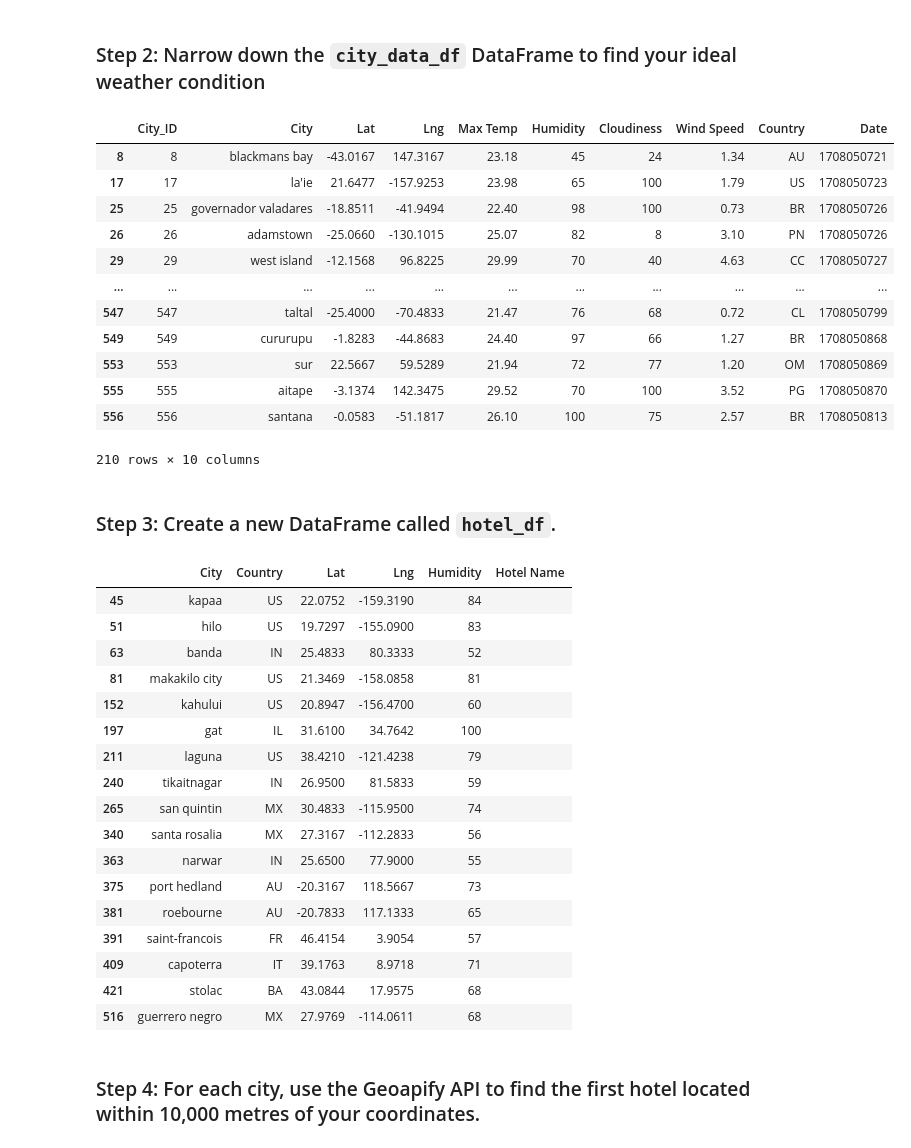
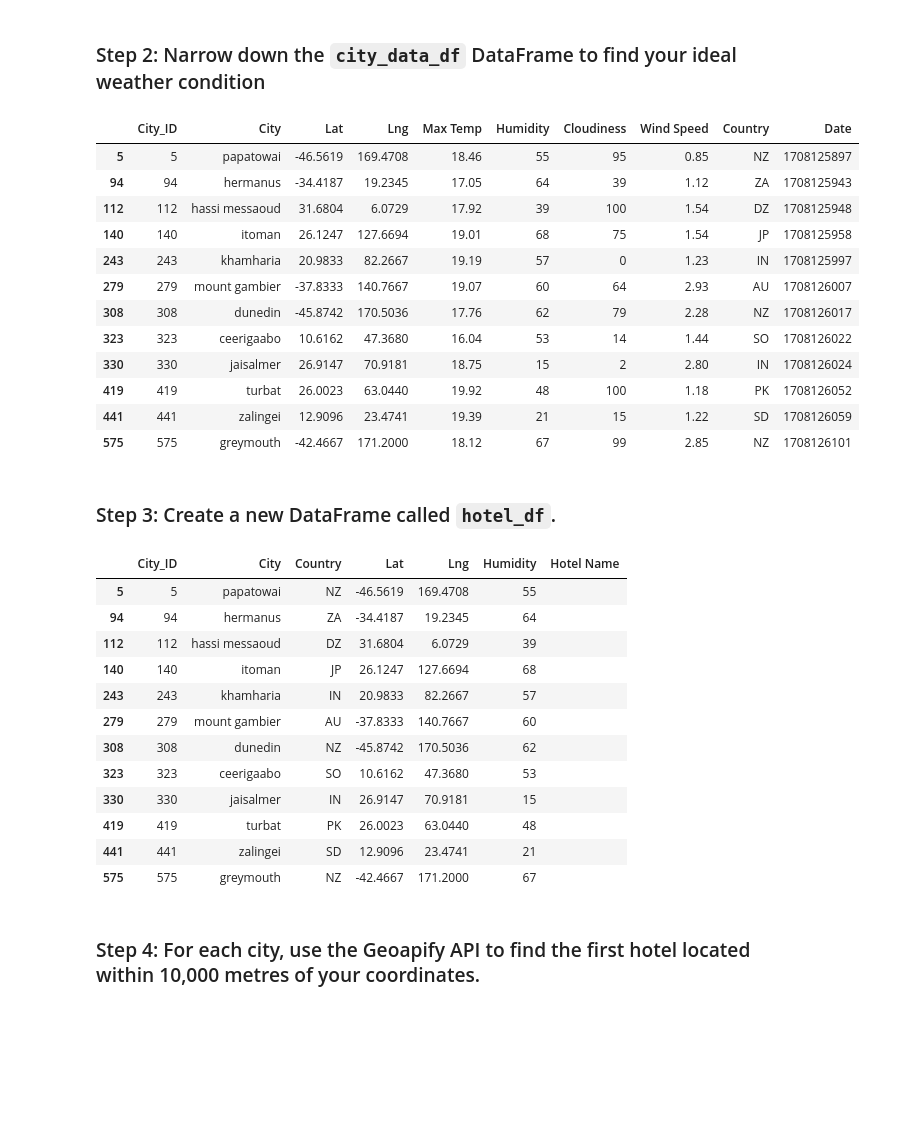
Before and after one commit to bassoon03/python-api-challenge, a Jupyter notebook: WeatherVacationPy/VacationPy.ipynb, the cells around one changed output. Saved outputs shown, nothing was run; the diff lists cells and outputs as text; code cells hidden in the pictures; blank space fills up the shorter version.

```diff
--- a/WeatherVacationPy/VacationPy.ipynb
+++ b/WeatherVacationPy/VacationPy.ipynb
@@ -47,59 +44,56 @@ map_plot_1
 ### Step 2: Narrow down the `city_data_df` DataFrame to find your ideal weather condition
 # %%
 # Narrow down cities that fit criteria and drop any results with null values
-new_city_data_df = city_data_df.loc[(city_data_df["Max Temp"] >= 16) & (city_data_df["Max Temp"]) & (city_data_df["Wind Speed"] <= 5)]
+new_city_data_df = city_data_df.loc[(city_data_df["Max Temp"] >= 16) & (city_data_df["Max Temp"] <= 20) & (city_data_df["Humidity"] < 70) & (city_data_df["Wind Speed"] <= 3)]
 new_city_data_df
 
 # Drop any rows with null values
 new_city_data_df = new_city_data_df.dropna(subset = ["Max Temp", "Wind Speed"])
 
 
 # Display sample data
 new_city_data_df
 # %% [output]
 |  | City_ID | City | Lat | Lng | Max Temp | Humidity | Cloudiness | Wind Speed | Country | Date |
-| 8 | 8 | blackmans bay | -43.0167 | 147.3167 | 23.18 | 45 | 24 | 1.34 | AU | 1708050721 |
-| 17 | 17 | la'ie | 21.6477 | -157.9253 | 23.98 | 65 | 100 | 1.79 | US | 1708050723 |
-| 25 | 25 | governador valadares | -18.8511 | -41.9494 | 22.40 | 98 | 100 | 0.73 | BR | 1708050726 |
-| 26 | 26 | adamstown | -25.0660 | -130.1015 | 25.07 | 82 | 8 | 3.10 | PN | 1708050726 |
-| 29 | 29 | west island | -12.1568 | 96.8225 | 29.99 | 70 | 40 | 4.63 | CC | 1708050727 |
-| ... | ... | ... | ... | ... | ... | ... | ... | ... | ... | ... |
-| 547 | 547 | taltal | -25.4000 | -70.4833 | 21.47 | 76 | 68 | 0.72 | CL | 1708050799 |
-| 549 | 549 | cururupu | -1.8283 | -44.8683 | 24.40 | 97 | 66 | 1.27 | BR | 1708050868 |
-| 553 | 553 | sur | 22.5667 | 59.5289 | 21.94 | 72 | 77 | 1.20 | OM | 1708050869 |
-| 555 | 555 | aitape | -3.1374 | 142.3475 | 29.52 | 70 | 100 | 3.52 | PG | 1708050870 |
-| 556 | 556 | santana | -0.0583 | -51.1817 | 26.10 | 100 | 75 | 2.57 | BR | 1708050813 |
+| 5 | 5 | papatowai | -46.5619 | 169.4708 | 18.46 | 55 | 95 | 0.85 | NZ | 1708125897 |
+| 94 | 94 | hermanus | -34.4187 | 19.2345 | 17.05 | 64 | 39 | 1.12 | ZA | 1708125943 |
+| 112 | 112 | hassi messaoud | 31.6804 | 6.0729 | 17.92 | 39 | 100 | 1.54 | DZ | 1708125948 |
+| 140 | 140 | itoman | 26.1247 | 127.6694 | 19.01 | 68 | 75 | 1.54 | JP | 1708125958 |
+| 243 | 243 | khamharia | 20.9833 | 82.2667 | 19.19 | 57 | 0 | 1.23 | IN | 1708125997 |
+| 279 | 279 | mount gambier | -37.8333 | 140.7667 | 19.07 | 60 | 64 | 2.93 | AU | 1708126007 |
+| 308 | 308 | dunedin | -45.8742 | 170.5036 | 17.76 | 62 | 79 | 2.28 | NZ | 1708126017 |
+| 323 | 323 | ceerigaabo | 10.6162 | 47.3680 | 16.04 | 53 | 14 | 1.44 | SO | 1708126022 |
+| 330 | 330 | jaisalmer | 26.9147 | 70.9181 | 18.75 | 15 | 2 | 2.80 | IN | 1708126024 |
+| 419 | 419 | turbat | 26.0023 | 63.0440 | 19.92 | 48 | 100 | 1.18 | PK | 1708126052 |
+| 441 | 441 | zalingei | 12.9096 | 23.4741 | 19.39 | 21 | 15 | 1.22 | SD | 1708126059 |
+| 575 | 575 | greymouth | -42.4667 | 171.2000 | 18.12 | 67 | 99 | 2.85 | NZ | 1708126101 |
-210 rows × 10 columns
 # %% [markdown]
 ### Step 3: Create a new DataFrame called `hotel_df`.
 # %%
 # Use the Pandas copy function to create DataFrame called hotel_df to store the city, country, coordinates, and humidity
-# YOUR CODE HERE
+hotel_df = new_city_data_df.copy(deep = True)
+hotel_df = hotel_df[["City_ID", "City", "Country", "Lat", "Lng", "Humidity"]]
+
 
 # Add an empty column, "Hotel Name," to the DataFrame so you can store the hotel found using the Geoapify API
-# YOUR CODE HERE
+hotel_df["Hotel Name"] = ""
 
 # Display sample data
-# YOUR CODE HERE
+hotel_df
 # %% [output]
-|  | City | Country | Lat | Lng | Humidity | Hotel Name |
-| 45 | kapaa | US | 22.0752 | -159.3190 | 84 |  |
-| 51 | hilo | US | 19.7297 | -155.0900 | 83 |  |
-| 63 | banda | IN | 25.4833 | 80.3333 | 52 |  |
-| 81 | makakilo city | US | 21.3469 | -158.0858 | 81 |  |
-| 152 | kahului | US | 20.8947 | -156.4700 | 60 |  |
-| 197 | gat | IL | 31.6100 | 34.7642 | 100 |  |
-| 211 | laguna | US | 38.4210 | -121.4238 | 79 |  |
-| 240 | tikaitnagar | IN | 26.9500 | 81.5833 | 59 |  |
-| 265 | san quintin | MX | 30.4833 | -115.9500 | 74 |  |
-| 340 | santa rosalia | MX | 27.3167 | -112.2833 | 56 |  |
-| 363 | narwar | IN | 25.6500 | 77.9000 | 55 |  |
-| 375 | port hedland | AU | -20.3167 | 118.5667 | 73 |  |
-| 381 | roebourne | AU | -20.7833 | 117.1333 | 65 |  |
-| 391 | saint-francois | FR | 46.4154 | 3.9054 | 57 |  |
-| 409 | capoterra | IT | 39.1763 | 8.9718 | 71 |  |
-| 421 | stolac | BA | 43.0844 | 17.9575 | 68 |  |
-| 516 | guerrero negro | MX | 27.9769 | -114.0611 | 68 |  |
+|  | City_ID | City | Country | Lat | Lng | Humidity | Hotel Name |
+| 5 | 5 | papatowai | NZ | -46.5619 | 169.4708 | 55 |  |
+| 94 | 94 | hermanus | ZA | -34.4187 | 19.2345 | 64 |  |
+| 112 | 112 | hassi messaoud | DZ | 31.6804 | 6.0729 | 39 |  |
+| 140 | 140 | itoman | JP | 26.1247 | 127.6694 | 68 |  |
+| 243 | 243 | khamharia | IN | 20.9833 | 82.2667 | 57 |  |
+| 279 | 279 | mount gambier | AU | -37.8333 | 140.7667 | 60 |  |
+| 308 | 308 | dunedin | NZ | -45.8742 | 170.5036 | 62 |  |
+| 323 | 323 | ceerigaabo | SO | 10.6162 | 47.3680 | 53 |  |
+| 330 | 330 | jaisalmer | IN | 26.9147 | 70.9181 | 15 |  |
+| 419 | 419 | turbat | PK | 26.0023 | 63.0440 | 48 |  |
+| 441 | 441 | zalingei | SD | 12.9096 | 23.4741 | 21 |  |
+| 575 | 575 | greymouth | NZ | -42.4667 | 171.2000 | 67 |  |
 # %% [markdown]
 ### Step 4: For each city, use the Geoapify API to find the first hotel located within 10,000 metres of your coordinates.
 # %%
```
Also changed, not shown: parts of 4 cells of this notebook, 1 other file.
